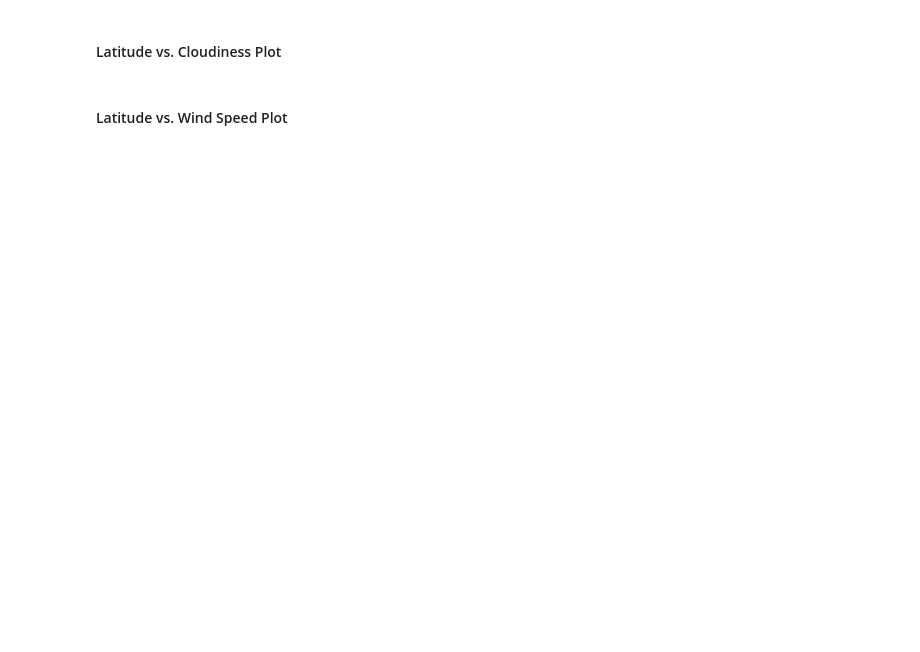
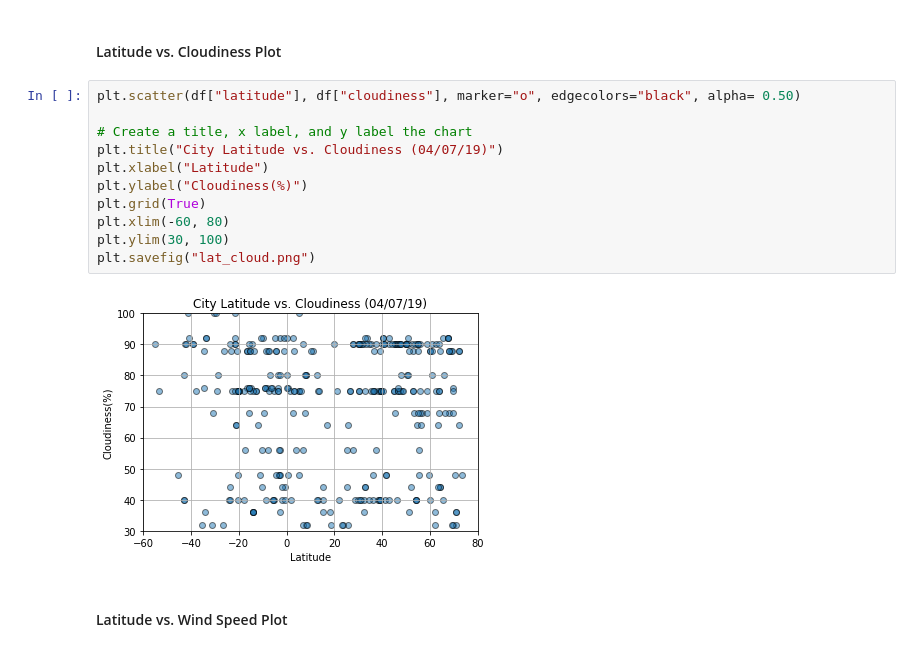
Before and after one commit to KayJayRamsey/API-, a Jupyter notebook: API/Python-APIs_Homework.ipynb, the cells around one changed output. Drawn from its saved outputs; the diff is of its cells as text; blank space fills up the shorter version.

```diff
--- a/API/Python-APIs_Homework.ipynb
+++ b/API/Python-APIs_Homework.ipynb
@@ -202,4 +210,17 @@ FileNotFoundError: [Errno 2] No such file or directory: 'output_data/cities.csv'
 # %% [markdown]
 #### Latitude vs. Cloudiness Plot
+# %%
+plt.scatter(df["latitude"], df["cloudiness"], marker="o", edgecolors="black", alpha= 0.50)
+
+# Create a title, x label, and y label the chart
+plt.title("City Latitude vs. Cloudiness (04/07/19)")
+plt.xlabel("Latitude")
+plt.ylabel("Cloudiness(%)")
+plt.grid(True)
+plt.xlim(-60, 80)
+plt.ylim(30, 100)
+plt.savefig("lat_cloud.png")
+# %% [output]
+[figure, added]
 # %% [markdown]
 #### Latitude vs. Wind Speed Plot
```
Also changed, not shown: parts of 19 cells of this notebook.
